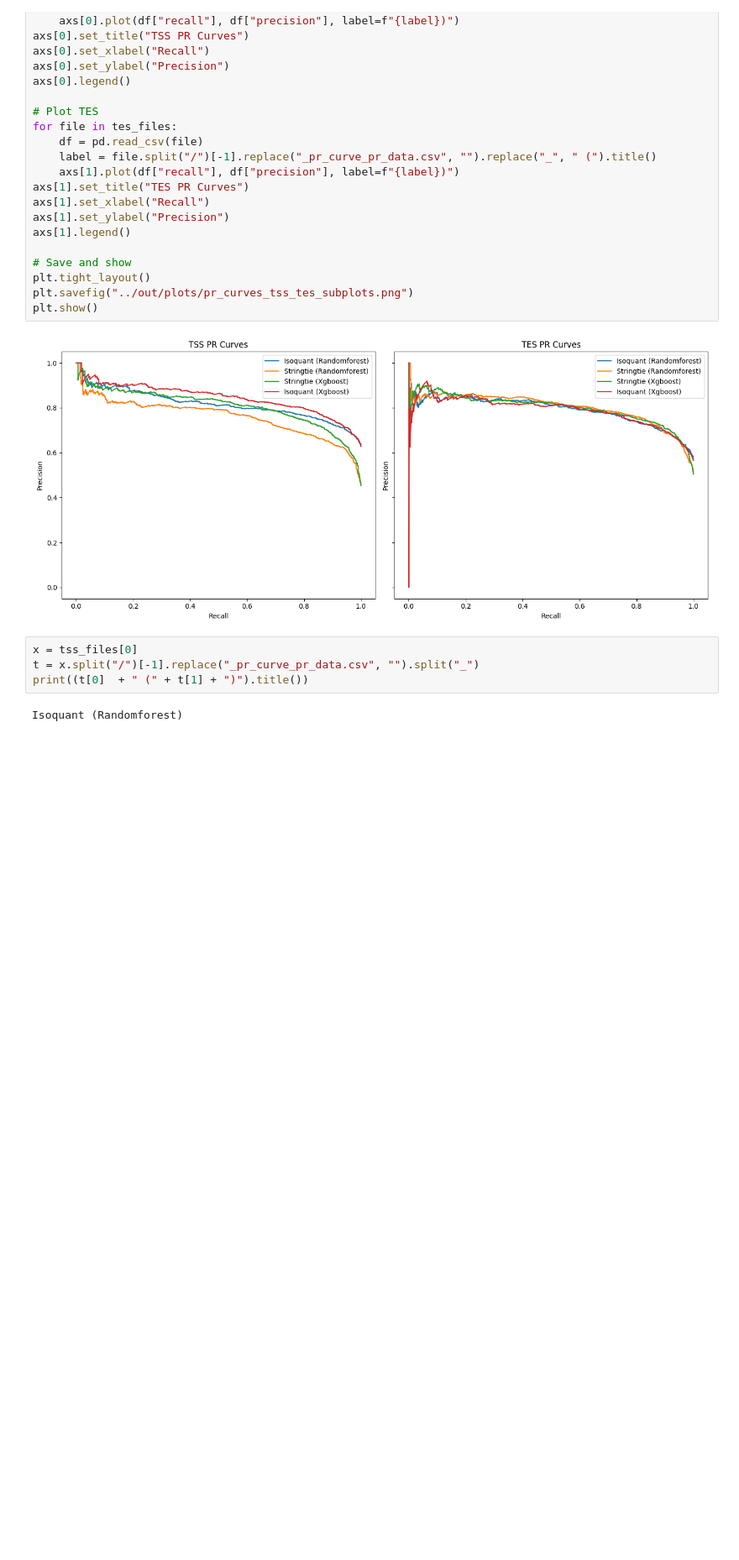
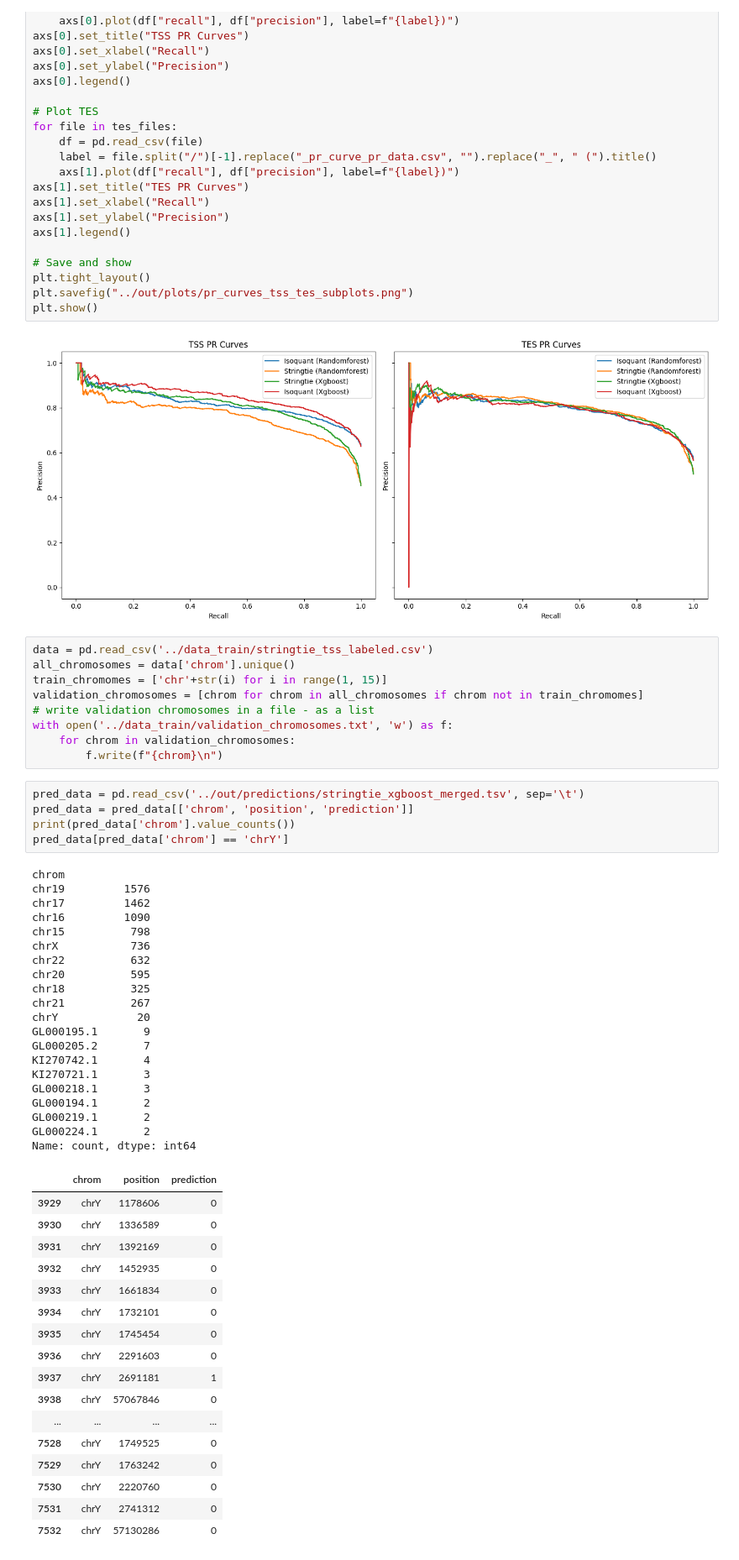
Before and after one commit to Shao-Group/Telos, a Jupyter notebook: src/data-analysis.ipynb, the cells around one changed output. Shown: that part at 84% size. Cells and saved outputs as stored; diff of their text form; blank space fills up the shorter version.

```diff
--- a/src/data-analysis.ipynb
+++ b/src/data-analysis.ipynb
@@ -200,8 +200,54 @@ plt.show()
 # %% [output]
 [figure]
 # %%
-x = tss_files[0]
-t = x.split("/")[-1].replace("_pr_curve_pr_data.csv", "").split("_")
-print((t[0]  + " (" + t[1] + ")").title())
+data = pd.read_csv('../data_train/stringtie_tss_labeled.csv')
+all_chromosomes = data['chrom'].unique()
+train_chromomes = ['chr'+str(i) for i in range(1, 15)]
+validation_chromosomes = [chrom for chrom in all_chromosomes if chrom not in train_chromomes]
+# write validation chromosomes in a file - as a list
+with open('../data_train/validation_chromosomes.txt', 'w') as f:
+    for chrom in validation_chromosomes:
+        f.write(f"{chrom}\n")
-# %% [output]
-Isoquant (Randomforest)
+# %%
+pred_data = pd.read_csv('../out/predictions/stringtie_xgboost_merged.tsv', sep='\t')
+pred_data = pred_data[['chrom', 'position', 'prediction']]
+print(pred_data['chrom'].value_counts())
+pred_data[pred_data['chrom'] == 'chrY']
+# %% [output]
+chrom
+chr19         1576
+chr17         1462
+chr16         1090
+chr15          798
+chrX           736
+chr22          632
+chr20          595
+chr18          325
+chr21          267
+chrY            20
+GL000195.1       9
+GL000205.2       7
+KI270742.1       4
+KI270721.1       3
+GL000218.1       3
+GL000194.1       2
+GL000219.1       2
+GL000224.1       2
+Name: count, dtype: int64
+|  | chrom | position | prediction |
+| 3929 | chrY | 1178606 | 0 |
+| 3930 | chrY | 1336589 | 0 |
+| 3931 | chrY | 1392169 | 0 |
+| 3932 | chrY | 1452935 | 0 |
+| 3933 | chrY | 1661834 | 0 |
+| 3934 | chrY | 1732101 | 0 |
+| 3935 | chrY | 1745454 | 0 |
+| 3936 | chrY | 2291603 | 0 |
+| 3937 | chrY | 2691181 | 1 |
+| 3938 | chrY | 57067846 | 0 |
+| ... | ... | ... | ... |
+| 7528 | chrY | 1749525 | 0 |
+| 7529 | chrY | 1763242 | 0 |
+| 7530 | chrY | 2220760 | 0 |
+| 7531 | chrY | 2741312 | 0 |
+| 7532 | chrY | 57130286 | 0 |
```
Also changed, not shown: parts of 2 cells of this notebook, 5 other files.
